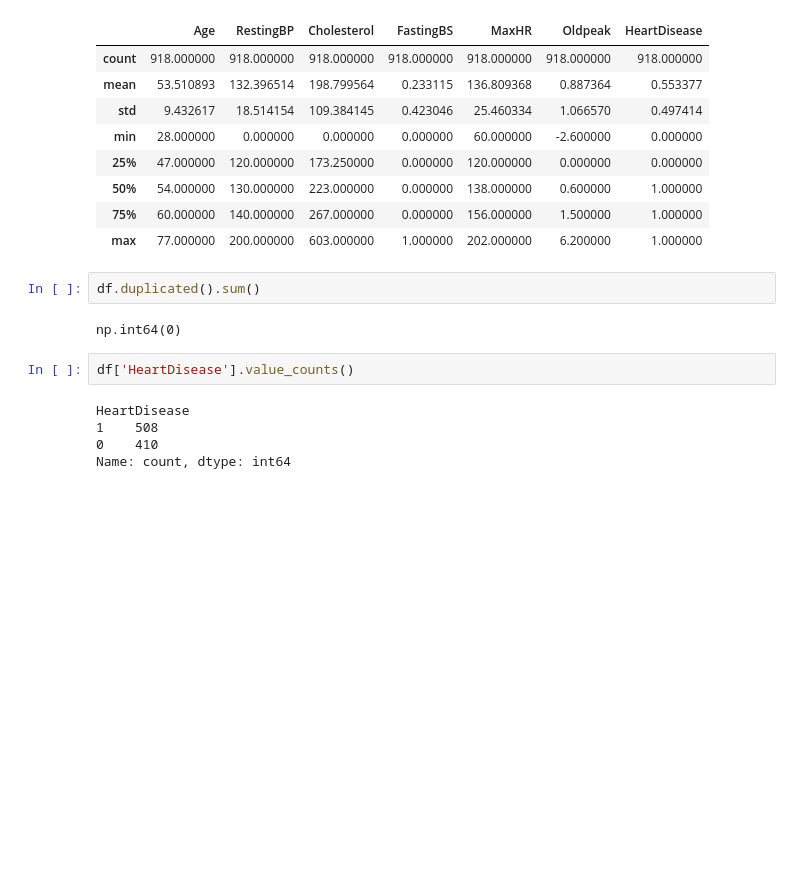
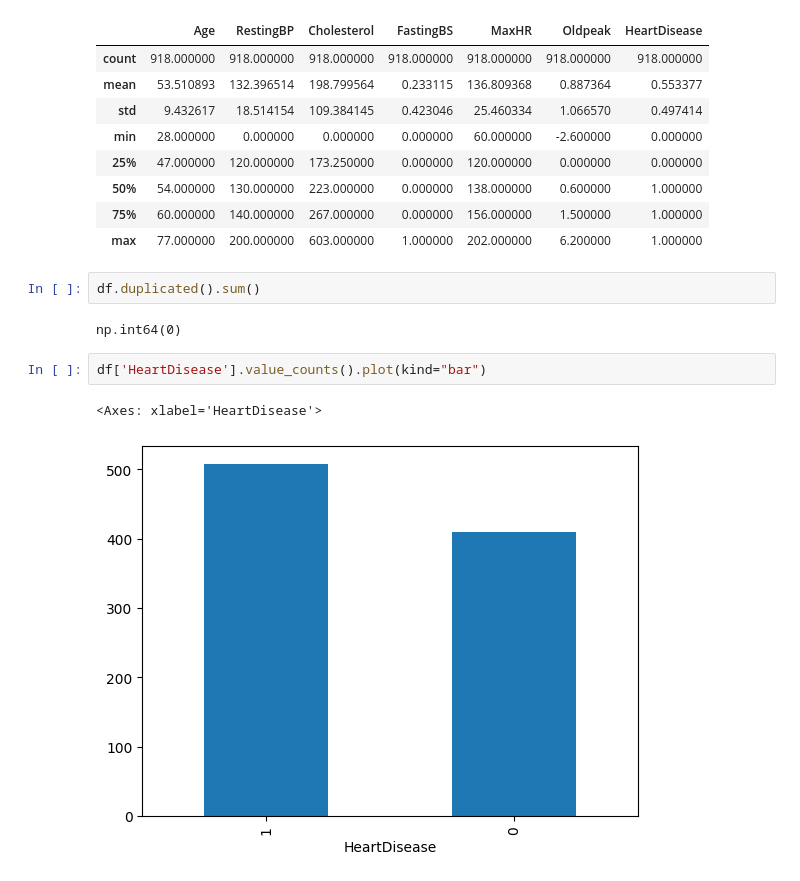
Before and after one commit to altafshaikh7/machine-learning, a Jupyter notebook: lectureNo1/learn2/heart.ipynb, the cells around one changed output. Saved outputs shown, nothing was run; the diff lists cells and outputs as text; blank space fills up the shorter version.

```diff
--- a/lectureNo1/learn2/heart.ipynb
+++ b/lectureNo1/learn2/heart.ipynb
@@ -68,9 +68,7 @@ df.duplicated().sum()
 # %% [output]
 np.int64(0)
 # %%
-df['HeartDisease'].value_counts()
+df['HeartDisease'].value_counts().plot(kind="bar")
 # %% [output]
-HeartDisease
-1    508
-0    410
-Name: count, dtype: int64
+<Axes: xlabel='HeartDisease'>
+[figure, added]
```
Also changed, not shown: parts of 8 cells of this notebook.
